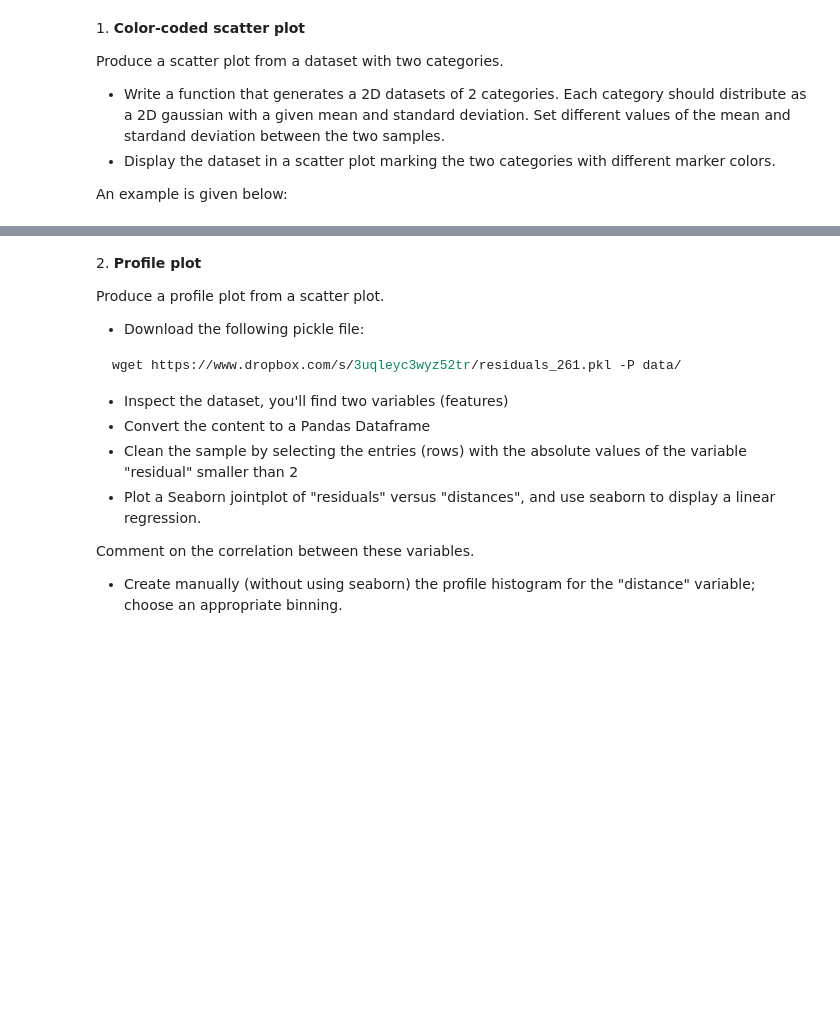
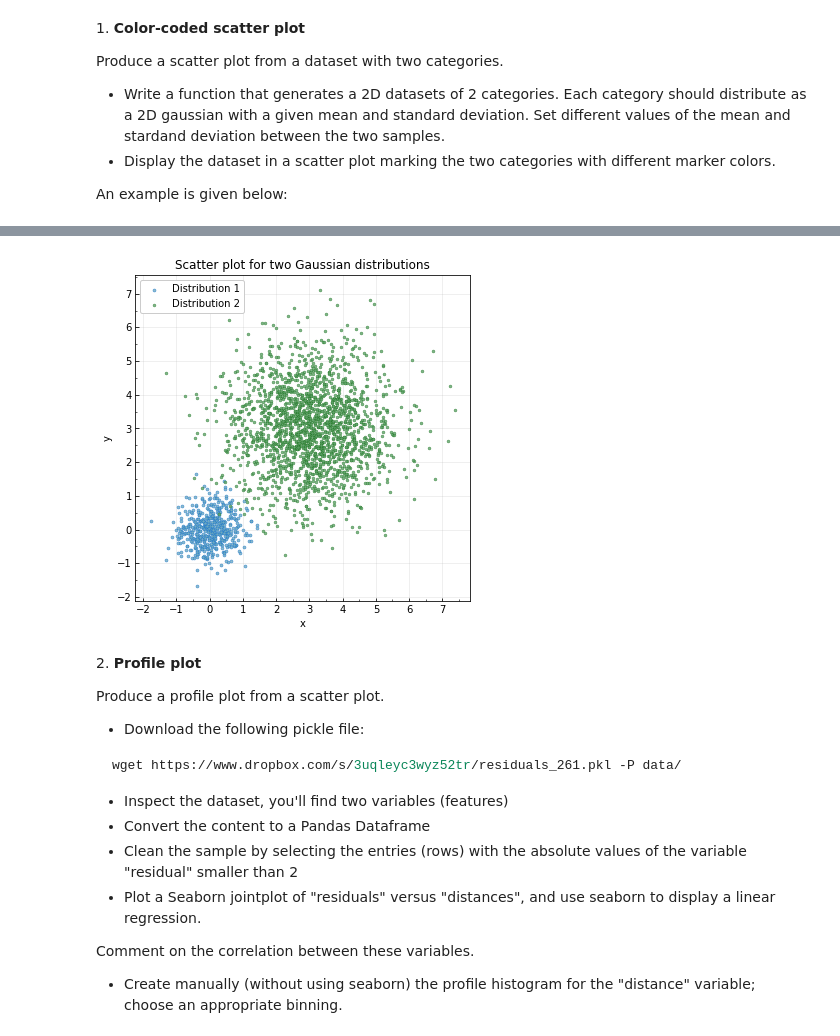
Before and after one commit to zucchett/HighLevelProgramming2021, a Jupyter notebook: 07ex_visualization.ipynb, the cells around one changed output, grey strips where cells are left out. Cells and saved outputs as stored; diff of their text form; code cells hidden in the pictures; blank space fills up the shorter version.

```diff
--- a/07ex_visualization.ipynb
+++ b/07ex_visualization.ipynb
@@ -13,3 +24,26 @@ Image('two_categories_scatter_plot.png')
+# %%
+gaus1 = np.random.normal(loc=0., scale=0.5, size=(500, 250))
+gaus2 = np.random.normal(loc=3., scale=1.2, size=(2000, 1000))
+
+fig, ax = plt.subplots(figsize=(6, 6))
+
+ax.scatter(gaus1[:,0], gaus1[:,1], marker='.', color='#75aebf', label='Distribution 1', edgecolor='#1874cd', alpha=0.8, lw=0.5)
+ax.set_title('Scatter plot for two Gaussian distributions')
+ax.set_xlabel('x')
+ax.set_ylabel('y')
+ax.scatter(gaus2[:,0], gaus2[:,1], marker='.', color='#62a36d', label='Distribution 2', edgecolor='darkgreen', alpha=0.8, lw=0.3)
+ax.legend(framealpha = 1)
+
+ax.xaxis.set_major_locator(MultipleLocator(1))
+ax.xaxis.set_minor_locator(AutoMinorLocator(2))
+ax.yaxis.set_major_locator(MultipleLocator(1))
+ax.yaxis.set_minor_locator(AutoMinorLocator(2))
+ax.tick_params(which='both', direction='in')
+
+ax.grid(which='major', axis='both', alpha=0.25)
+ax.set_axisbelow(True)
+# %% [output]
+[figure, added]
 # %% [markdown]
 2\. **Profile plot**
 
```
Also changed, not shown: parts of 5 cells of this notebook, 3 other files.
